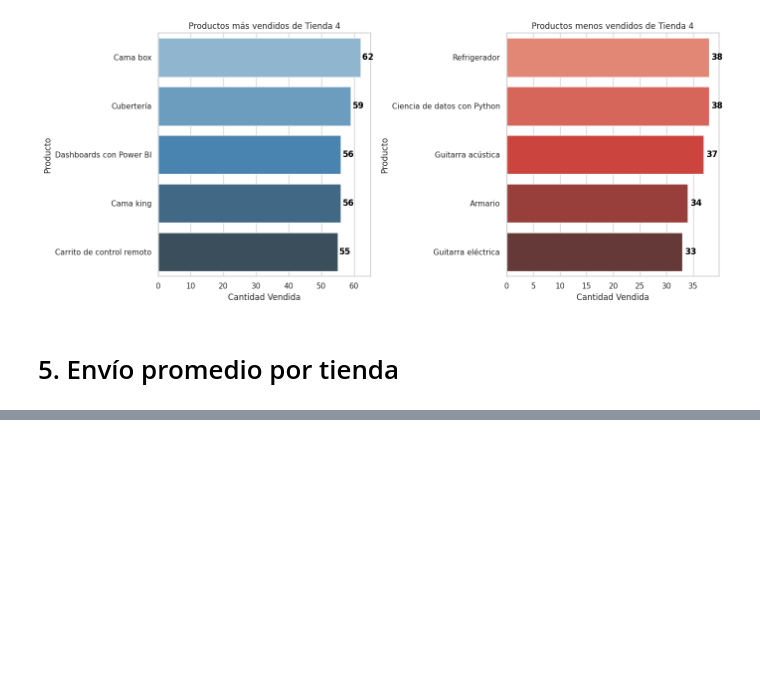
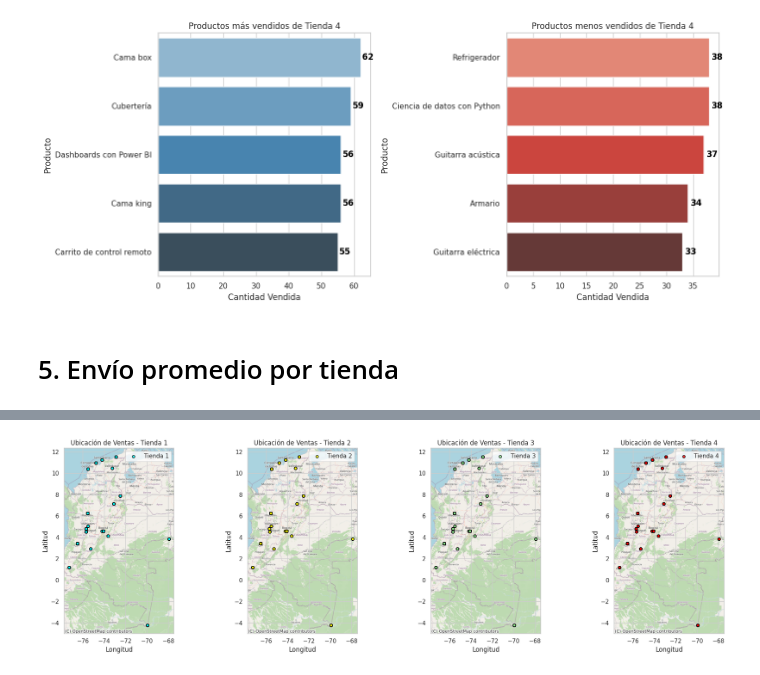
Before and after one commit to AlanGranea/Challenge-Alura-Store, a Jupyter notebook: AluraStoreLatam.ipynb, the cells around one changed output, grey strips where cells are left out. Saved outputs shown, nothing was run; the diff lists cells and outputs as text; code cells hidden in the pictures; blank space fills up the shorter version.

```diff
--- a/AluraStoreLatam.ipynb
+++ b/AluraStoreLatam.ipynb
@@ -301,0 +297,56 @@ El gasto total de envío en la Tienda 4 es de 55317400.00 dólares
+# %%
+import pandas as pd
+import matplotlib.pyplot as plt
+import geopandas
+
+tienda['Tienda'] = 'Tienda 1'
+tienda2['Tienda'] = 'Tienda 2'
+tienda3['Tienda'] = 'Tienda 3'
+tienda4['Tienda'] = 'Tienda 4'
+
+tiendas = pd.concat([tienda, tienda2, tienda3, tienda4])
+geometry = geopandas.points_from_xy(tiendas['lon'], tiendas['lat'])
+tiendas_geo = geopandas.GeoDataFrame(tiendas, geometry=geometry, crs="EPSG:4326")
+
+try:
+    colombia = geopandas.read_file(geopandas.datasets.get_path('naturalearth_lowres'))
+    colombia = colombia[colombia['name'] == 'Colombia']
+    colombia = colombia.to_crs("EPSG:4326")
+except:
+    colombia = None
+    mapa_cargado = False
+
+fig, axes = plt.subplots(1, 4, figsize=(20, 6))
+
+for idx, (nombre_tienda, color) in enumerate([('Tienda 1', 'cyan'), ('Tienda 2', 'yellow'), ('Tienda 3', '#90EE90'), ('Tienda 4', 'red')]):
+    ax = axes[idx]
+
+    if colombia is not None:
+        colombia.plot(ax=ax, color='lightgray', alpha=0.7)
+
+    data_tienda = tiendas_geo[tiendas_geo['Tienda'] == nombre_tienda]
+    data_tienda.plot(ax=ax,
+                     color=color,
+                     marker='o',
+                     label=nombre_tienda,
+                     alpha=0.8,
+                     markersize=25,
+                     edgecolor='black',
+                     linewidth=1.25)
+
+    ax.set_title(f'Ubicación de Ventas - {nombre_tienda}')
+    ax.set_xlabel('Longitud')
+    ax.set_ylabel('Latitud')
+    ax.legend()
+    ax.grid(True)
+
+    try:
+        import contextily as ctx
+        ctx.add_basemap(ax, crs=data_tienda.crs.to_string(), source=ctx.providers.OpenStreetMap.Mapnik)
+    except ImportError:
+        print("contextily no está instalado, el mapa base no se mostrará. Instálalo con: pip install contextily")
+
+plt.tight_layout()
+plt.show()
+# %% [output]
+[figure, added]
```
Also changed, not shown: parts of 3 cells of this notebook.
